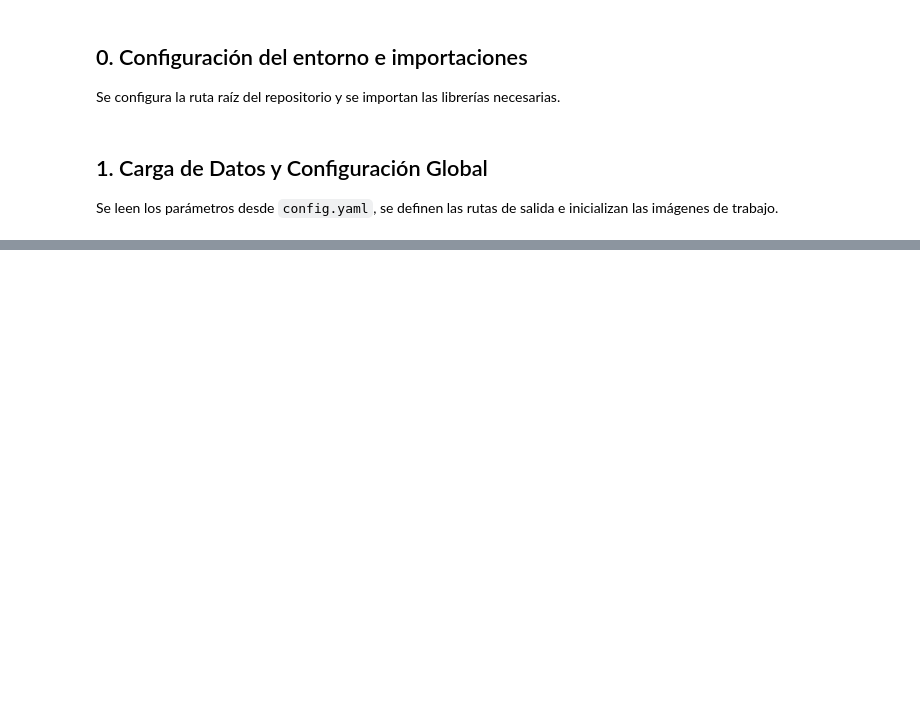
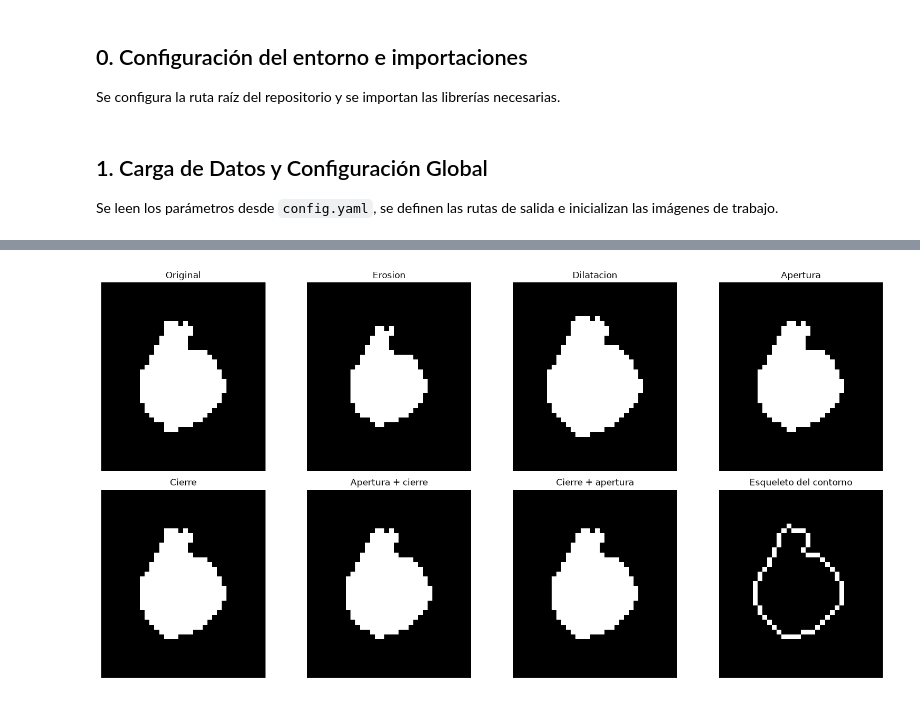
Before and after one commit to suthurralt/Guia-de-imagenes-biomedicas-G9-PSIB, a Jupyter notebook: notebooks/02_2_morfologia.ipynb, the cells around one changed output, grey strips where cells are left out. Cells and saved outputs as stored; diff of their text form; code cells hidden in the pictures; blank space fills up the shorter version.

```diff
--- a/notebooks/02_2_morfologia.ipynb
+++ b/notebooks/02_2_morfologia.ipynb
@@ -108,0 +84,6 @@ plt.show()
+# %%
+# Máscara de la pupila con Watershed (uint8: 255 = pupila, 0 = fondo)
+res_ws = seg.segmentar_pupila(roi, cfg)
+if res_ws["pupila"] is None:
+    raise RuntimeError("No se encontró la pupila en el frame de trabajo.")
+mascara_watershed = res_ws["mascara"]
@@ -108,0 +102,44 @@ plt.show()
+# %%
+# 3. Aplicación y visualización de operaciones morfológicas
+
+resultados = morf.comparar_morfologia(
+    mascara_watershed,
+    k=kernel,
+    iteraciones=iteraciones,
+    kernel_forma=kernel_forma
+)
+
+# Recortar alrededor de la pupila para visualizar mejor los cambios
+ys, xs = np.nonzero(mascara_watershed)
+margen = 8
+
+y0 = max(ys.min() - margen, 0)
+y1 = min(ys.max() + margen + 1, mascara_watershed.shape[0])
+x0 = max(xs.min() - margen, 0)
+x1 = min(xs.max() + margen + 1, mascara_watershed.shape[1])
+
+# Mostrar los resultados con zoom
+fig, ejes = plt.subplots(2, 4, figsize=(16, 8))
+
+for ax, (nombre, imagen) in zip(ejes.flat, resultados.items()):
+    ax.imshow(
+        imagen[y0:y1, x0:x1],
+        cmap="gray",
+        vmin=0,
+        vmax=255
+    )
+    ax.set_title(nombre)
+    ax.axis("off")
+
+plt.tight_layout()
+
+# Guardar la figura
+fig.savefig(
+    carpeta_res / "2_2_3_operaciones_morfologicas.png",
+    dpi=150,
+    bbox_inches="tight"
+)
+
+plt.show()
+# %% [output]
+[figure, added]
```
Also changed, not shown: parts of 17 cells of this notebook, 39 other files.
